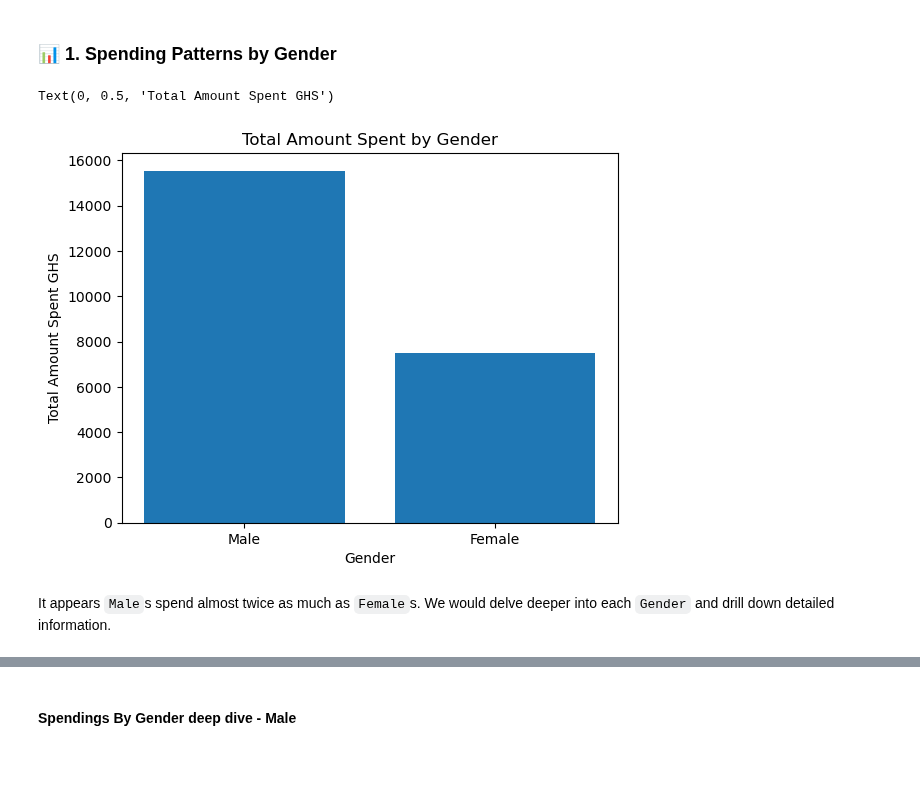
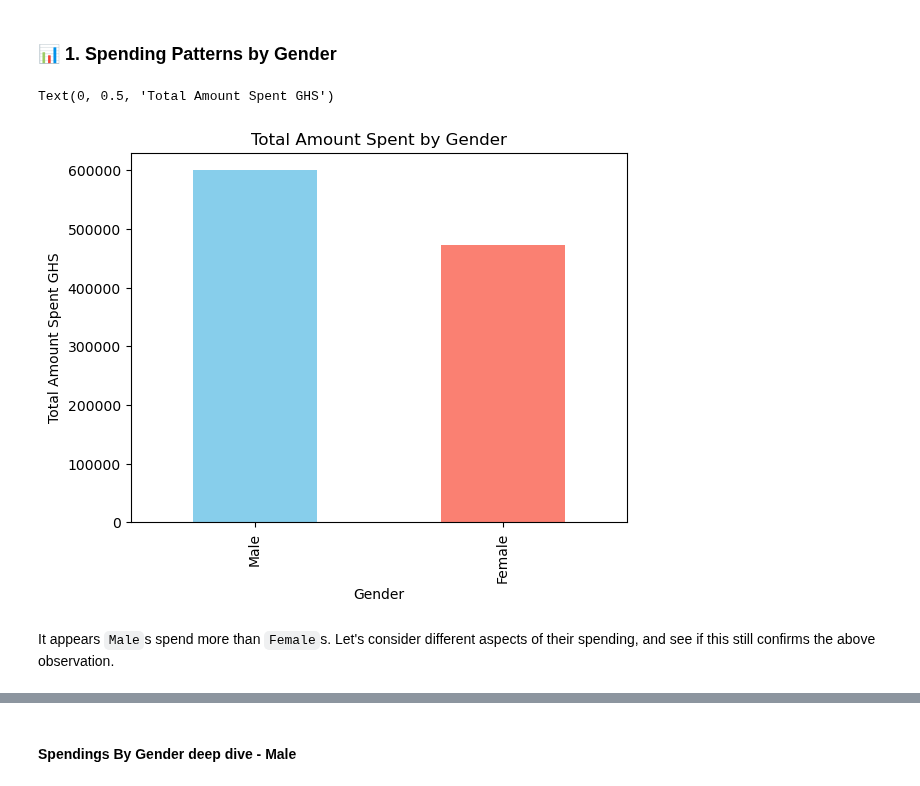
Before and after one commit to Mohammed-Hanan-Othman/ecommerce-sales-analysis, a Jupyter notebook: notebooks/1.customer_behaviour_analysis.ipynb, the cells around one changed output, grey strips where cells are left out. Drawn from its saved outputs; the diff is of its cells as text; code cells hidden in the pictures.

Commit message:
Added visualization for average spendings by order for each gender. Corrected previous visualization

```diff
--- a/notebooks/1.customer_behaviour_analysis.ipynb
+++ b/notebooks/1.customer_behaviour_analysis.ipynb
@@ -43,12 +43,13 @@ In this section, different aspects of the data would be considered, showcasing o
 ### 📊 1. Spending Patterns by Gender
 # %%
 # Graph of total amount calc vs gender
-plt.bar(df["Gender"],df["Total Price Calc"])
+df_total_by_gender = df.groupby("Gender")["Total Price Calc"].sum().sort_values(ascending=False)
+df_total_by_gender.plot(kind="bar", color=['skyblue', 'salmon']);
 plt.title("Total Amount Spent by Gender")
 plt.xlabel("Gender")
 plt.ylabel("Total Amount Spent GHS")
 # %% [output]
 Text(0, 0.5, 'Total Amount Spent GHS')
-[figure, old version]
+[figure, new version]
 # %% [markdown]
-It appears `Male`s spend almost twice as much as `Female`s. We would delve deeper into each ``Gender`` and drill down detailed information.
+It appears `Male`s spend more than `Female`s. Let's consider different aspects of their spending, and see if this still confirms the above observation.
```
Also changed, not shown: parts of 1 cell of this notebook.
